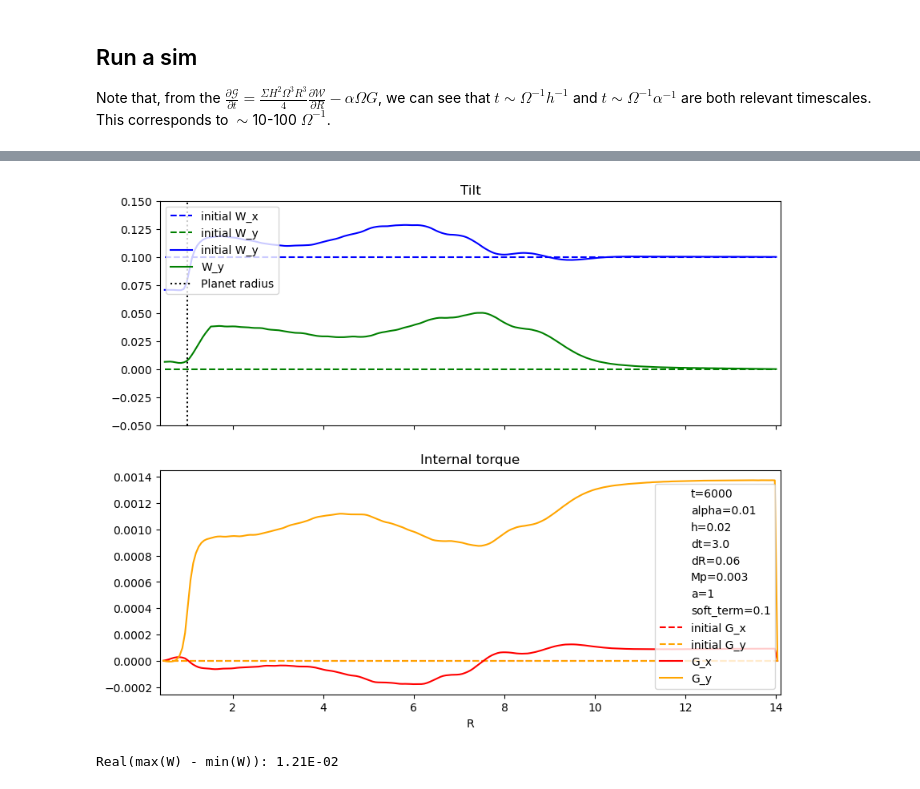
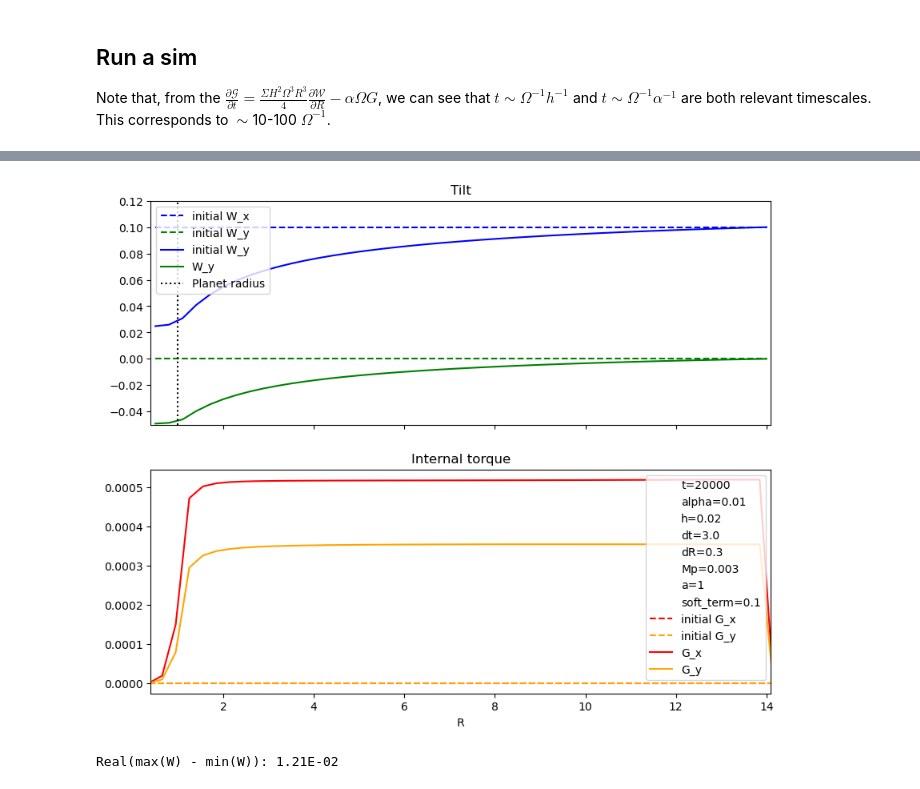
Before and after one commit to Jupiter1994/warped-disks, a Jupyter notebook: reduced-eqs-zhu2019.ipynb, the cells around one changed output, grey strips where cells are left out. Saved outputs shown, nothing was run; the diff lists cells and outputs as text; code cells hidden in the pictures.

```diff
--- a/reduced-eqs-zhu2019.ipynb
+++ b/reduced-eqs-zhu2019.ipynb
@@ -520,12 +520,13 @@ def dG_dt(Rs_torque, Gs, Rs_warp, Ws, Mp, a, use_gap):
     # external torque term
     Kappas = Kappa(Rs_torque, Mp, a)
     ext_term = (-1) * (Kappas**2 - Omegas**2) / (Omegas**2) * (1j*Omegas/2) * Gs
+    ext_term = 0
     # viscous term
     visc_term = (-1) * alpha * Omegas * Gs
 
     # only "turn on" a term within some domain
-    bool_mask = (Rs_torque > 0.) & (Rs_torque < 1.5)
-    dG_dts = slosh_term + ext_term + visc_term*bool_mask
+    #bool_mask = (Rs_torque > 0.) & (Rs_torque < 1.5)
+    dG_dts = slosh_term + ext_term + visc_term#*bool_mask
 
     return dG_dts
 # %% [markdown]
@@ -653,7 +652,7 @@ use_gap = False
 Rmin = 0.5
 Rmax = 14
 
-DeltaR = 0.06 # 0.03
+DeltaR = 0.3 # 0.03
 num_Rs = (int) ((Rmax - Rmin) / DeltaR) + 1
 
 # stagger W and G in the R domain
@@ -665,7 +664,7 @@ Rs_torque[0] = Rs_warp[0] - DeltaR/2
 Rs_torque[1:] = Rs_warp.copy() + DeltaR/2
 
 tmin = 0
-tmax = 6000
+tmax = 20000
 Deltat = 3 # 0.03
 num_ts = (int) ((tmax - tmin) / Deltat) + 1
 ts = np.linspace(tmin, tmax, num_ts)
@@ -723,7 +722,7 @@ if use_gap:
     axs[0].vlines(R_a, ymin, ymax, color="black", linestyle=":")
     axs[0].vlines(R_b, ymin, ymax, color="black", linestyle=":", label="Gap edges")
 
-ymin, ymax = -0.05, 0.15
+ymin, ymax = -0.05, 0.12
 axs[0].vlines(1, ymin, ymax, color="black", ls=":", label="Planet radius")
 axs[0].set_ylim(ymin,ymax)
 
@@ -740,35 +739,35 @@ axs[1].scatter([],[], s=0, label="soft_term=" + str(soft_term))
 
 axs[0].legend(loc='upper left')
 axs[0].set_title("Tilt")
 
 axs[1].plot(Rs_torque, Gs_init.real, c="red", ls="--", label="initial G_x")
 axs[1].plot(Rs_torque, Gs_init.imag, c="orange", ls="--", label="initial G_y")
 axs[1].plot(Rs_torque, Gs_final.real, c="red", label="G_x")
 axs[1].plot(Rs_torque, Gs_final.imag, c="orange", label="G_y")
 
 ymin, ymax= min(Ws_final.imag) - .01, max(max(Ws_init.imag),max(Ws_final.imag)) + .01
 if use_gap:
     R_a, R_b = 1, 2
     axs[1].vlines(R_a, ymin, ymax, color="black", linestyle=":")
     axs[1].vlines(R_b, ymin, ymax, color="black", linestyle=":")#, label="Gap edges")
 
 axs[1].set_xlim(Rmin - 0.1, Rmax + 0.1)
 #axs[1].set_ylim(ymin,ymax)
 
 axs[1].legend()
 axs[1].set_title("Internal torque")
 
 axs[1].set_xlabel("R")
 
-save_figs = False
+save_figs = True
 
 if save_figs:
     filepath = "Figures/t=" + str(tmax) + ".png"
     plt.savefig(filepath)
 
 plt.show()
 # %% [output]
-[figure, old version]
+[figure, new version]
 # %%
 # check how much the disk has flattened (ratio should be ~1e-2)
 
```
Also changed, not shown: parts of 7 cells of this notebook, 1 other file.
